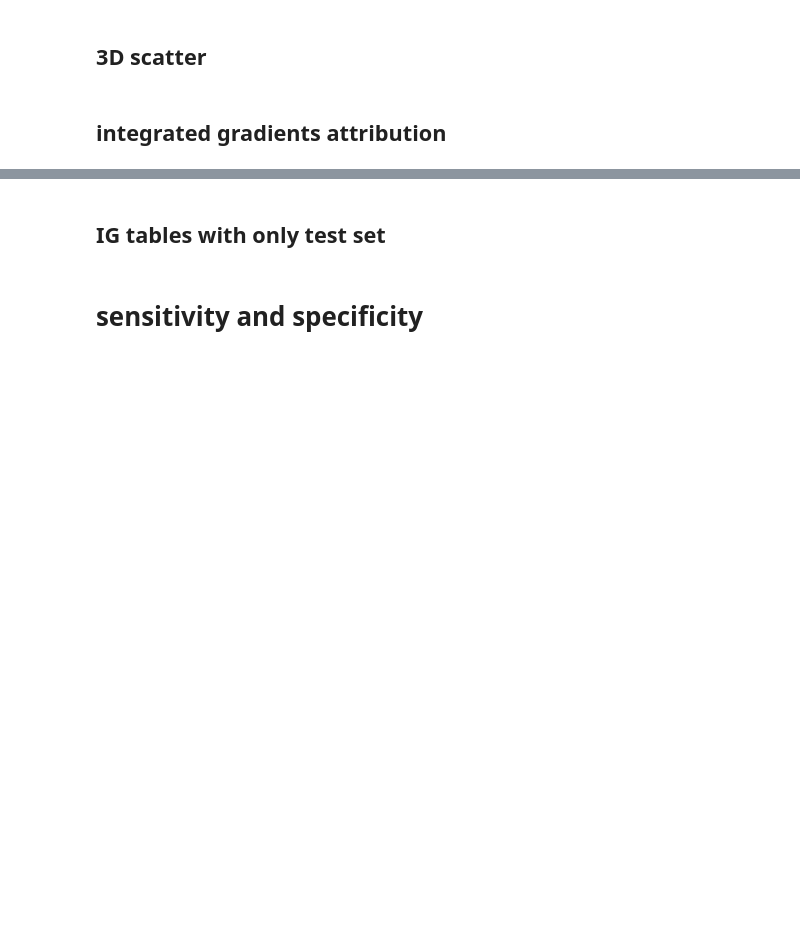
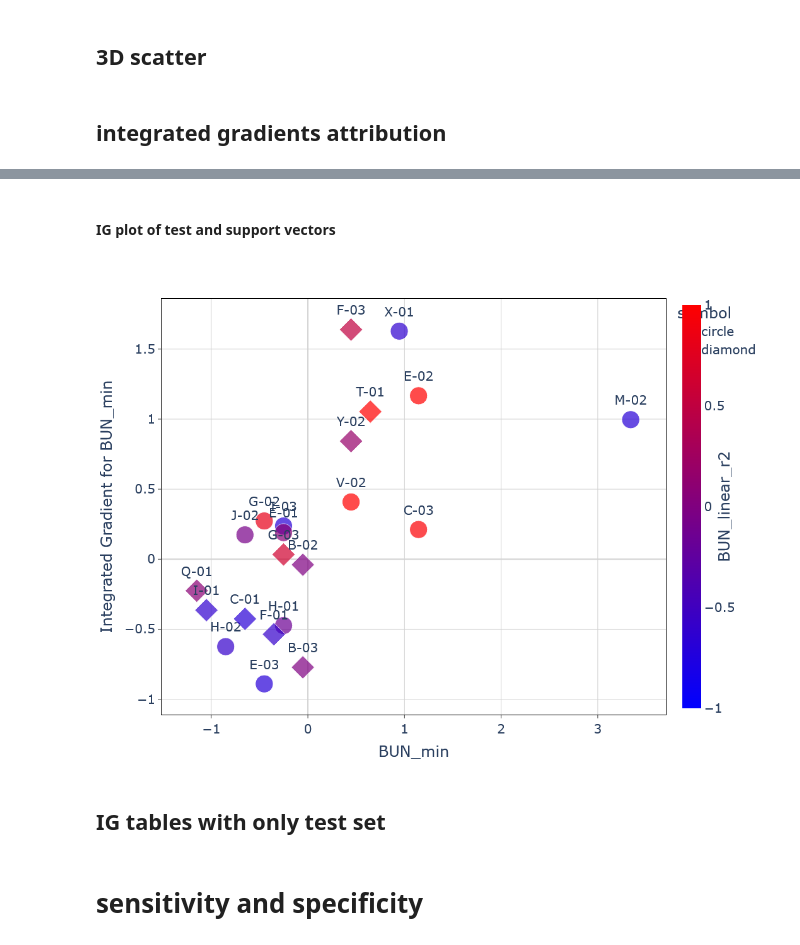
Before and after one commit to BisonCremer/cardiac-amyloidosis, a Jupyter notebook: 040_Mistic_2025/SVMsClinicalSplit/SVM_linear_EchoAdj_clinicalSplit_second_250523.ipynb, the cells around one changed output, grey strips where cells are left out. Saved outputs shown, nothing was run; the diff lists cells and outputs as text; code cells hidden in the pictures; blank space fills up the shorter version.

Commit message:
Added test+support vector IG plots to all models
Added the integrated gradient plots for the test and support vectors to each model.  The pairs of features still need to be selected for each model.

```diff
--- a/040_Mistic_2025/SVMsClinicalSplit/SVM_linear_EchoAdj_clinicalSplit_second_250523.ipynb
+++ b/040_Mistic_2025/SVMsClinicalSplit/SVM_linear_EchoAdj_clinicalSplit_second_250523.ipynb
@@ -907,3 +916,81 @@ fig.show()
+# %% [markdown]
+#### IG plot of test and support vectors
+# %%
+IG_X_all_labeled = IG_X
+IG_X_all_labeled.index = ID_track_all #make indexable so that you can find the patients you need
+support_vector_IG = IG_X_all_labeled.loc[supportVectorIDs]
+testpts_vector_IG = IG_X_all_labeled.loc[ID_track_test]
+
+IGtable_labeled = IGtable
+IGtable_labeled.index = ID_track_all #make indexable by patient ID
+support_vector_IGtable = IGtable_labeled.loc[supportVectorIDs]
+testpts_vector_IGtable = IGtable_labeled.loc[ID_track_test]
+# %%
+testpts_vector_IGtable['Shape'] = ['diamond' for i in range(len(ID_track_test))]
+support_vector_IGtable['Shape'] = ['circle' for i in range(len(support_vector_IG))]
+# %%
+#make dataframes for the combination of both the test patients and unique support vectors
+IGtable_concat = pd.concat([support_vector_IGtable, testpts_vector_IGtable])
+IG_x_concat =pd.concat([support_vector_IG, testpts_vector_IG])
+# %%
+IGtable_concat['DeID']= IGtable_concat.index #text for the plots
+# %%
+feat_1 = IGtable.columns[feature_order[1]]
+feat_2 = IGtable.columns[feature_order[2]]
+
+# fig = px.scatter(x = IG_X[feat_1], y = IGtable[feat_1], text= ID_track_all, color = IG_X[feat_2])
+# fig.update_traces(marker=dict(size=12), textposition = 'top center')
+
+
+fig=px.scatter(x = IG_x_concat[feat_1], y = IGtable_concat[feat_1],
+                 text= IGtable_concat['DeID'],
+                 color = IG_x_concat[feat_2],
+                 symbol = IGtable_concat['Shape'], size = [0.5 for i in range(len(IGtable_concat['DeID']))]
+                )
+
+# fig.update_traces(marker=dict(size=12, symbol = 'square'), textposition = 'top center')
+fig.update_traces(textposition = 'top center')
+
+
+
+fig.update_layout(
+    plot_bgcolor='white',
+    autosize=False,
+    width=800,
+    height=800,
+    coloraxis = {'colorscale':'Bluered'},
+    xaxis_title = feat_1,
+    yaxis_title = "Integrated Gradient for " + feat_1,
+    font=dict(size=20)
+)
+
+fig.update_xaxes(
+    zeroline=True,
+    zerolinecolor='lightgrey',
+    mirror=True,
+    ticks='outside',
+    showline=True,
+    linecolor='black',
+    gridcolor='lightgrey'
+    )
+
+fig.update_yaxes(
+    zeroline=True,
+    zerolinecolor='lightgrey',
+    mirror=True,
+    ticks='outside',
+    showline=True,
+    linecolor='black',
+    gridcolor='lightgrey'
+)
+
+fig.update_coloraxes(colorbar_showticklabels=True,
+                    colorbar_title=dict(text=feat_2,side = "right"),
+                    cmin = -1, cmax = 1)
+
+fig.show()
+# %% [output]
+[figure, added]
 # %% [markdown]
 ## IG tables with only test set
 # %%
```
Also changed, not shown: parts of 3 cells of this notebook, 6 other files.
